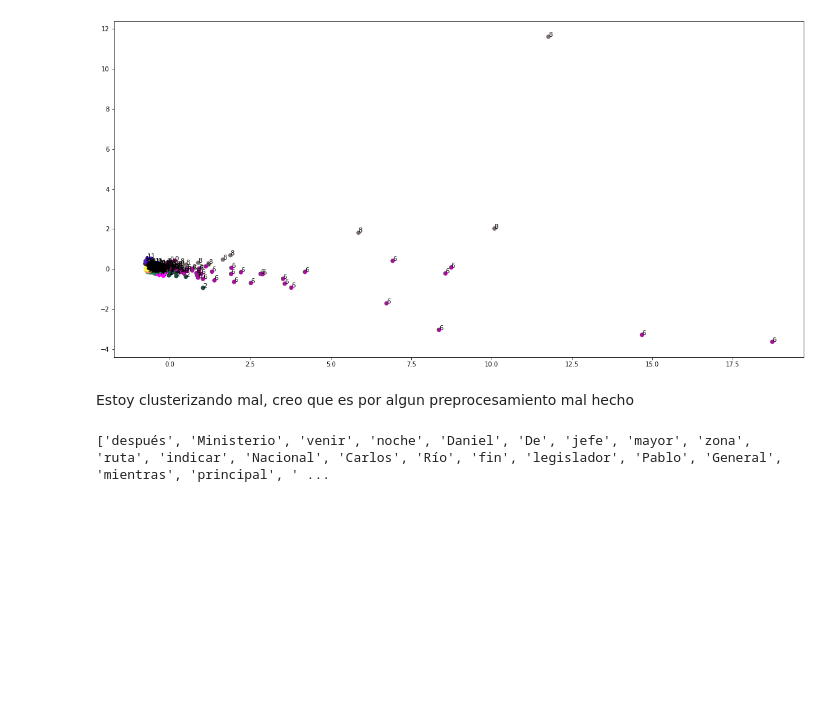
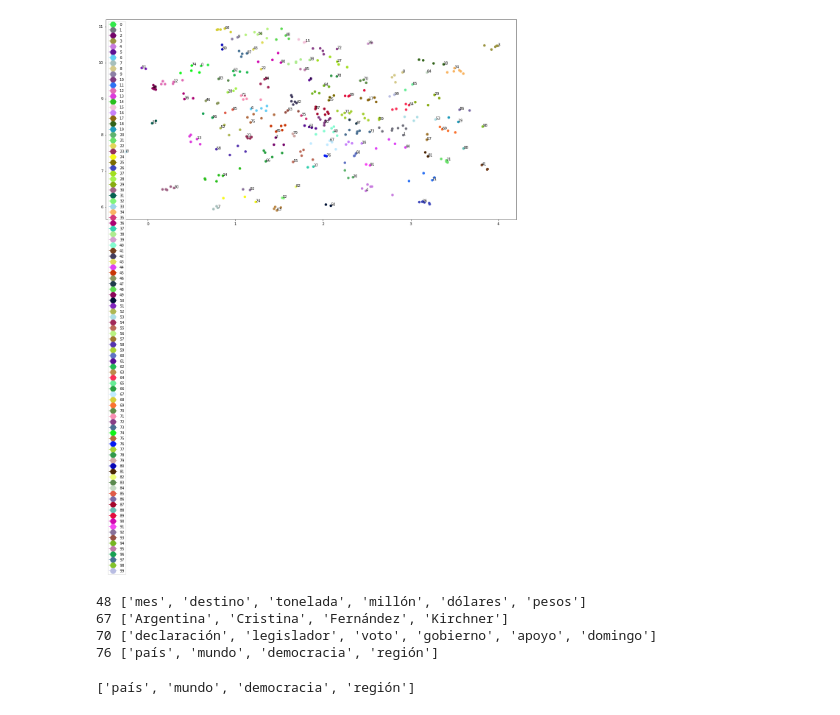
Before and after one commit to LeandroMAcosta/clustering_nlp, a Jupyter notebook: Clustering.ipynb, the cells around one changed output. Drawn from its saved outputs; the diff is of its cells as text; code cells hidden in the pictures; blank space fills up the shorter version.

```diff
--- a/Clustering.ipynb
+++ b/Clustering.ipynb
@@ -55,16 +41,17 @@ filename_path = ROOTCORPUS + file_name
 text_file = open(filename_path, "r")
 corpus = text_file.read()
 text_file.close()
-nlp = spacy.load("es_core_news_lg")
+nlp = spacy.load("es_core_news_md")
+nlp.max_length = MAX_LINES
 doc = nlp(corpus[:MAX_LINES])
 # %%
-sents = [sent for sent in doc.sents if len(sent) > 5]
+sents = [list(filter(lambda word: not word.is_stop, sent)) for sent in doc.sents if len(sent) > SENTENCE_SIZE]
 
 words = []
 words_lemma = []
 for sent in sents:
     for word in sent:
-        if word.is_alpha and word.lemma_ not in ignored_words and len(word.lemma_) > 1:
+        if word.is_alpha and word.lemma_ not in ignored_words:
             words.append(word)
             words_lemma.append(word.lemma_)
 
@@ -115,15 +92,15 @@ def normalize_matrix(vectors_matrix):
     return normalized_matrix
 
 def dimension_reduction(vectors_matrix):
-    pca = PCA(n_components=2)
-    vectors_matrix_2d = pca.fit_transform(vectors_matrix)
+    umap = UMAP(n_components=2, random_state=400, n_neighbors=5, min_dist=0.01)
+    vectors_matrix_2d = umap.fit_transform(vectors_matrix)
     return vectors_matrix_2d
 
 def clustering(vectors):
     kmeans = KMeans(n_clusters=NUMBER_OF_CLUSTERS, max_iter=NUMBER_OF_ITERATIONS, random_state=100)
     kmeans.fit(vectors)
     v_labels = kmeans.predict(vectors)
-    return kmeans, v_labels
+    return v_labels
 
 def clustering_2(k, vectors):
     clusterer = KMeansClusterer(k, cosine_distance, avoid_empty_clusters=True)
@@ -158,27 +128,44 @@ for i, key in enumerate(keys):
 # %%
 # kmeans, v_labels = clustering(vectors_matrix)
-v_labels = clustering_2(10, vectors_matrix_2d)
+v_labels = clustering(vectors_matrix_2d)
 # %%
 set_labels = set(v_labels)
 colors = defaultdict(int)
 for label in set_labels:
     colors[label] = "#" + "".join([random.choice('0123456789ABCDEF') for _ in range(6)])
 
 x_axis = [point[0] for point in vectors_matrix_2d]
 y_axis = [point[1] for point in vectors_matrix_2d]
+colors_axis = [label for label in list(set_labels)]
 
 fig, ax = plt.subplots(figsize=(20,10))
-ax.scatter(x_axis, y_axis, c=[colors[label] for label in v_labels])
+scatter = ax.scatter(x_axis, y_axis, label=v_labels, c=[colors[label] for label in v_labels])
+
+legend_elements = [
+    Line2D([0], [0], marker='o', color=color, label=label, markersize=15)
+    for label, color in colors.items()]
+ax.legend(handles=legend_elements)
 
 clusters = defaultdict(list)
+ploted_label = defaultdict(bool)
 for i, label in enumerate(v_labels):
     clusters[label].append(keys[i])
-    ax.annotate(label, (x_axis[i], y_axis[i]))
+    if not ploted_label[label]:
+        ax.annotate(label, (x_axis[i], y_axis[i]))
+        ploted_label[label] = True
+
+plt.show()
 # %% [output]
-[figure, old version]
+[figure, new version]
-# %% [markdown]
-Estoy clusterizando mal, creo que es por algun preprocesamiento mal hecho
-# %%
-print(clusters[3])
-# %% [output]
-['después', 'Ministerio', 'venir', 'noche', 'Daniel', 'De', 'jefe', 'mayor', 'zona', 'ruta', 'indicar', 'Nacional', 'Carlos', 'Río', 'fin', 'legislador', 'Pablo', 'General', 'mientras', 'principal', ' ...
+# %%
+for i, cluster in enumerate(clusters.values()):
+    if "país" in cluster or "voto" in cluster or "Argentina" in cluster or "dólares" in cluster :
+        print(i, cluster)
+
+clusters[8]
+# %% [output]
+48 ['mes', 'destino', 'tonelada', 'millón', 'dólares', 'pesos']
+67 ['Argentina', 'Cristina', 'Fernández', 'Kirchner']
+70 ['declaración', 'legislador', 'voto', 'gobierno', 'apoyo', 'domingo']
+76 ['país', 'mundo', 'democracia', 'región']
+['país', 'mundo', 'democracia', 'región']
```
Also changed, not shown: parts of 8 cells of this notebook.
